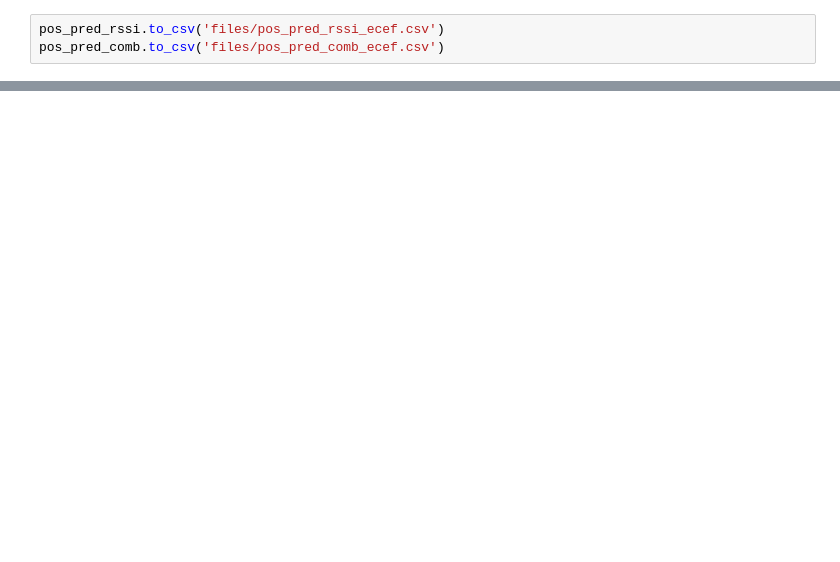
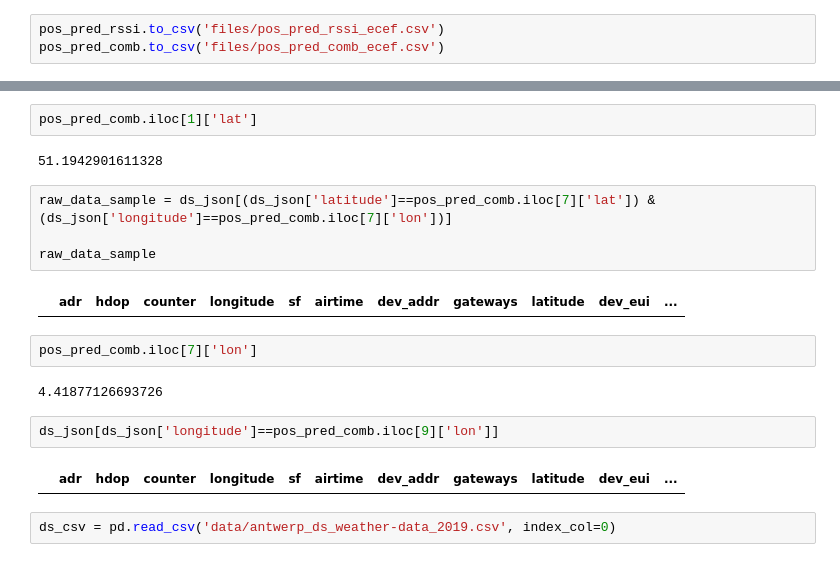
Before and after one commit to sudipbarua/Localization-leveraging-LoRaWAN, a Jupyter notebook: RSSI_fingerprinting/position_estimation.ipynb, the cells around one changed output, grey strips where cells are left out. Saved outputs shown, nothing was run; the diff lists cells and outputs as text; blank space fills up the shorter version.

```diff
--- a/RSSI_fingerprinting/position_estimation.ipynb
+++ b/RSSI_fingerprinting/position_estimation.ipynb
@@ -60,0 +114,20 @@ pos_pred_comb.to_csv('files/pos_pred_comb_ecef.csv')
+# %%
+pos_pred_comb.iloc[1]['lat']
+# %% [output]
+51.1942901611328
+# %%
+raw_data_sample = ds_json[(ds_json['latitude']==pos_pred_comb.iloc[7]['lat']) & (ds_json['longitude']==pos_pred_comb.iloc[7]['lon'])]
+
+raw_data_sample
+# %% [output]
+|  | adr | hdop | counter | longitude | sf | airtime | dev_addr | gateways | latitude | dev_eui | ... |
+# %%
+pos_pred_comb.iloc[7]['lon']
+# %% [output]
+4.41877126693726
+# %%
+ds_json[ds_json['longitude']==pos_pred_comb.iloc[9]['lon']]
+# %% [output]
+|  | adr | hdop | counter | longitude | sf | airtime | dev_addr | gateways | latitude | dev_eui | ... |
+# %%
+ds_csv = pd.read_csv('data/antwerp_ds_weather-data_2019.csv', index_col=0)
```
Also changed, not shown: parts of 8 cells of this notebook, 2 other files.
